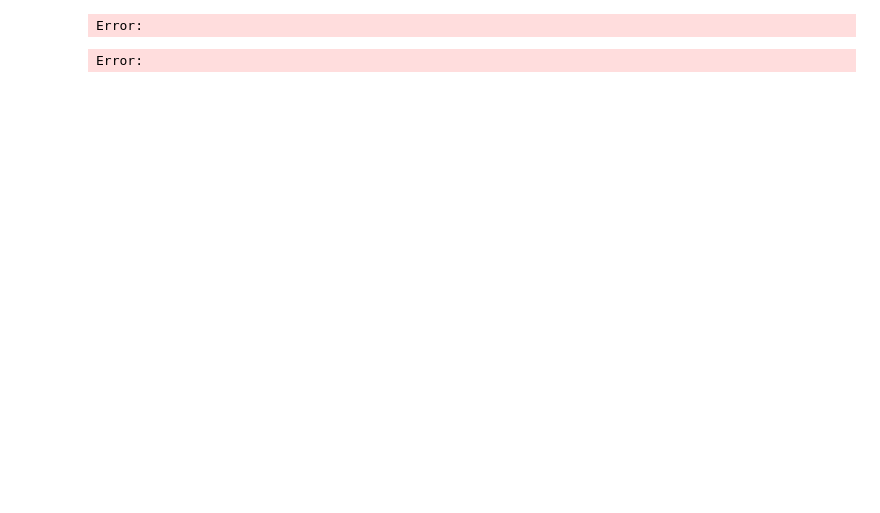
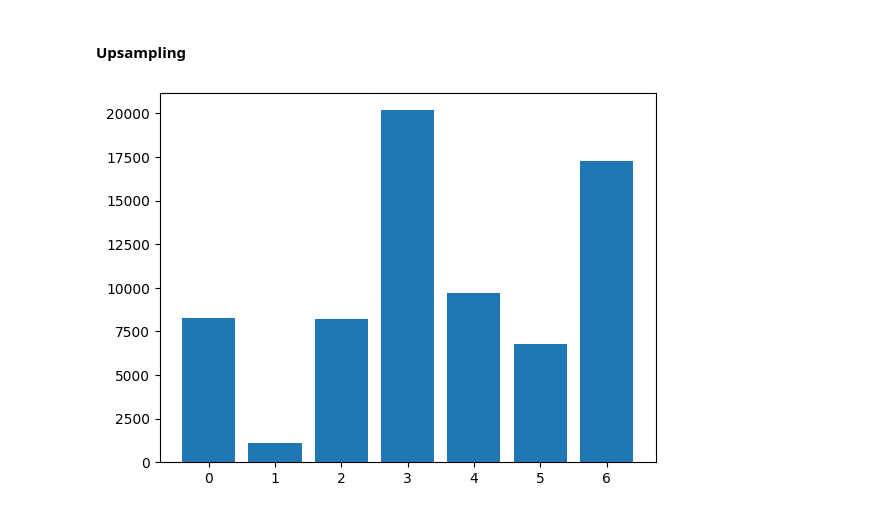
Before and after one commit to munnigel/Facial-Expression-Recognition, a Jupyter notebook: preprocessing/DataAugV2.ipynb, the cells around one changed output. Saved outputs shown, nothing was run; the diff lists cells and outputs as text; code cells hidden in the pictures; blank space fills up the shorter version.

```diff
--- a/preprocessing/DataAugV2.ipynb
+++ b/preprocessing/DataAugV2.ipynb
@@ -33,31 +19,10 @@ validation_label_arr = np.array(validation_label_arr)
-# %%
-train_datagen = ImageDataGenerator(
-    rescale=1./255,
-    horizontal_flip=True
-)
-validation_datagen = ImageDataGenerator(
-    rescale=1./255
-)
-
-train_generator = train_datagen.flow(
-    x=train_img_arr,
-    y=train_label_arr,
-    batch_size=64
-)
-validation_generator = validation_datagen.flow(
-    x=validation_img_arr,
-    y=validation_label_arr,
-    batch_size=64
-)
-
-train_ds = tf.data.Dataset.from_generator(lambda : train_generator,
-    output_types = (tf.float32, tf.float32)
-)
-validation_ds = tf.data.Dataset.from_generator(lambda : validation_generator,
-    output_types = (tf.float32, tf.float32)
-)
-train_ds.batch(64)
-validation_ds.batch(64)
-# %% [output]
-Error:
-Error:
+# %% [markdown]
+#### Upsampling
+# %%
+labels = np.concatenate([[np.argmax(y)] for x, y in train_ds.as_numpy_iterator()])
+class_labels, counts = np.unique(labels, return_counts=True)
+largest_count = np.max(counts)
+plt.bar(class_labels, counts)
+counts_tensor = tf.convert_to_tensor(counts, dtype=tf.int64)
+# %% [output]
+[figure, added]
```
Also changed, not shown: parts of 12 cells of this notebook, 1 other file.
